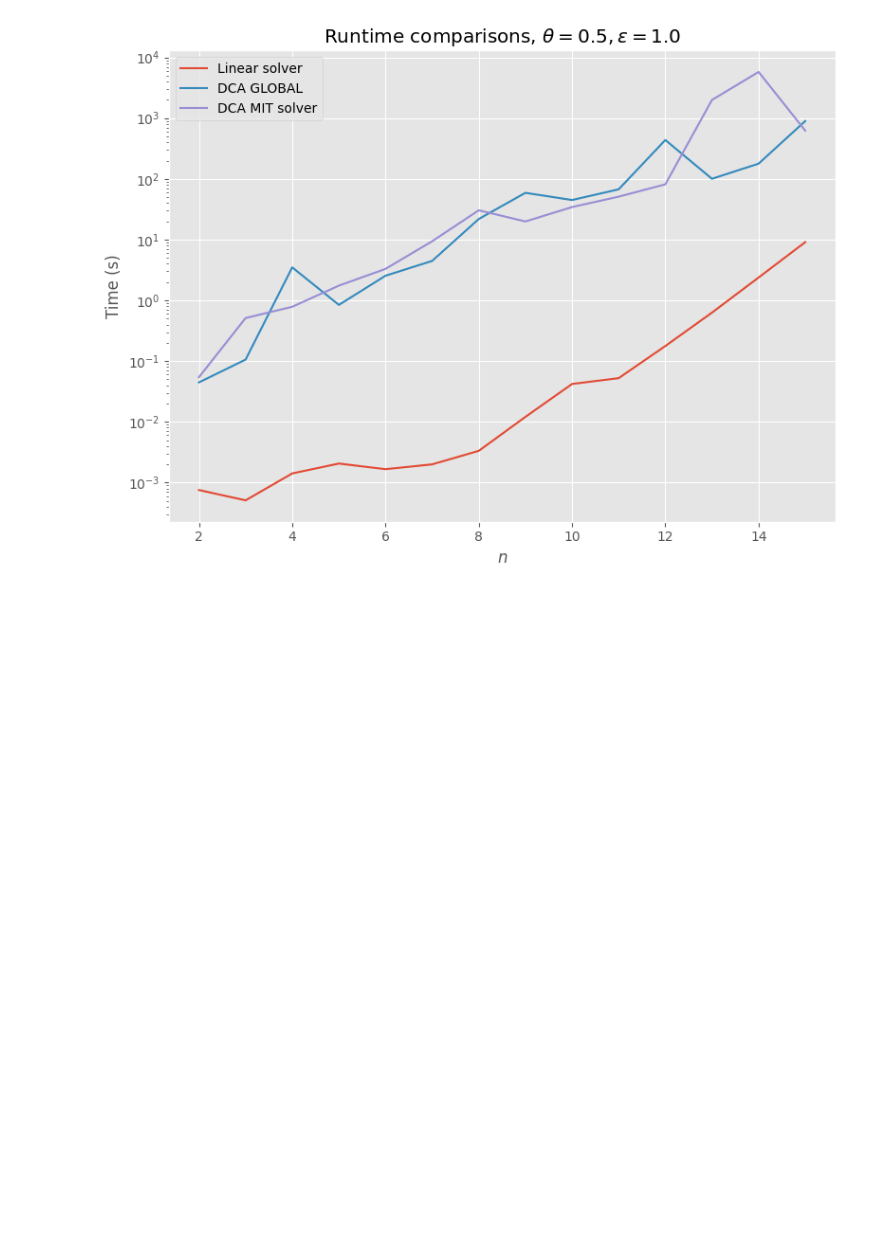
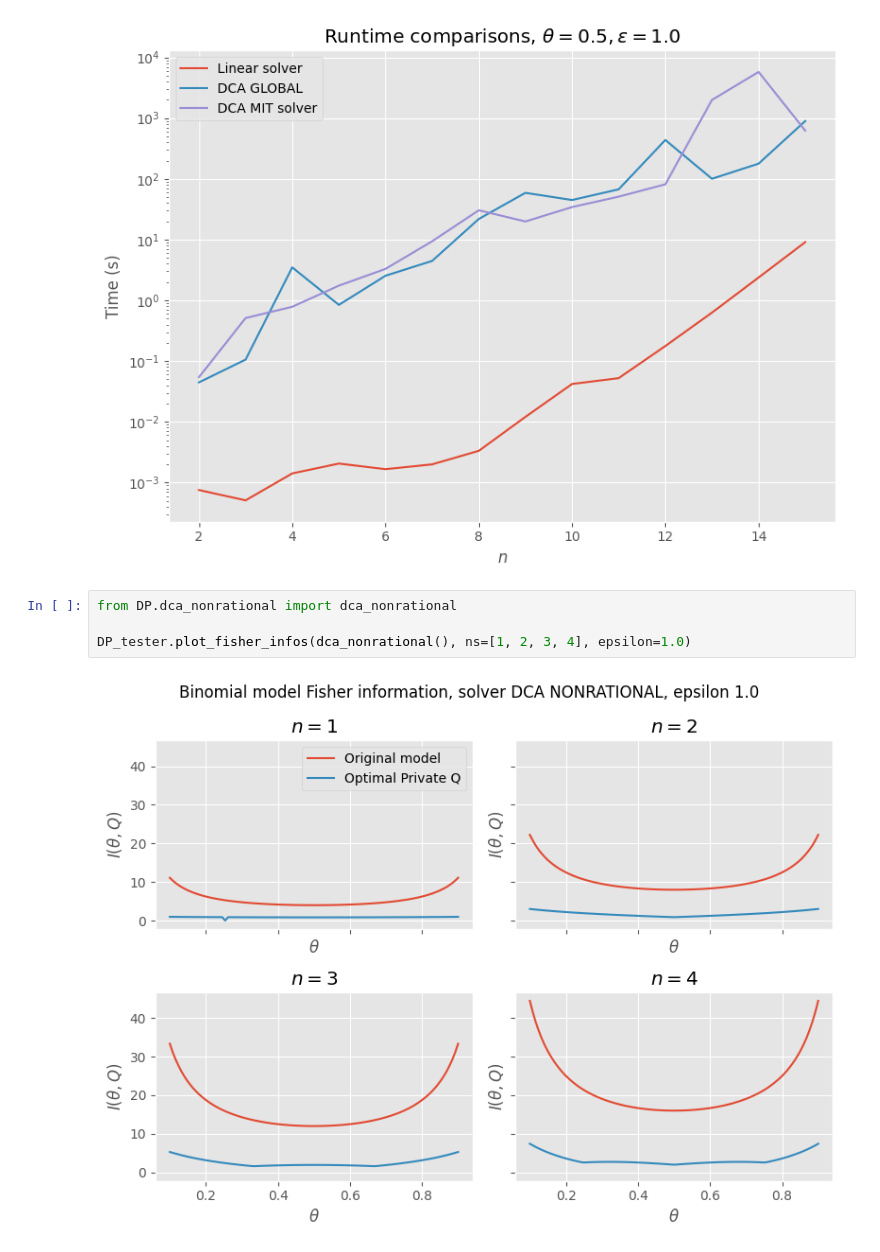
Before and after one commit to MatejVe/locally_efficient_differential_privacy, a Jupyter notebook: globally_convergent_DCA.ipynb, the cells around one changed output. Saved outputs shown, nothing was run; the diff lists cells and outputs as text; blank space fills up the shorter version.

```diff
--- a/globally_convergent_DCA.ipynb
+++ b/globally_convergent_DCA.ipynb
@@ -85,3 +85,9 @@ DP_tester.compare_fisher_two_solvers(linear_solver(), dca_global(), 3, 10.0)
 DP_tester.compare_runtimes([linear_solver(), dca_global(), dca_mit()], [i for i in range(2, 16)], 0.5, 1.0, log=True)
 # %% [output]
 [figure]
+# %%
+from DP.dca_nonrational import dca_nonrational
+
+DP_tester.plot_fisher_infos(dca_nonrational(), ns=[1, 2, 3, 4], epsilon=1.0)
+# %% [output]
+[figure, added]
```
Also changed, not shown: parts of 19 cells of this notebook, 1 other file.
